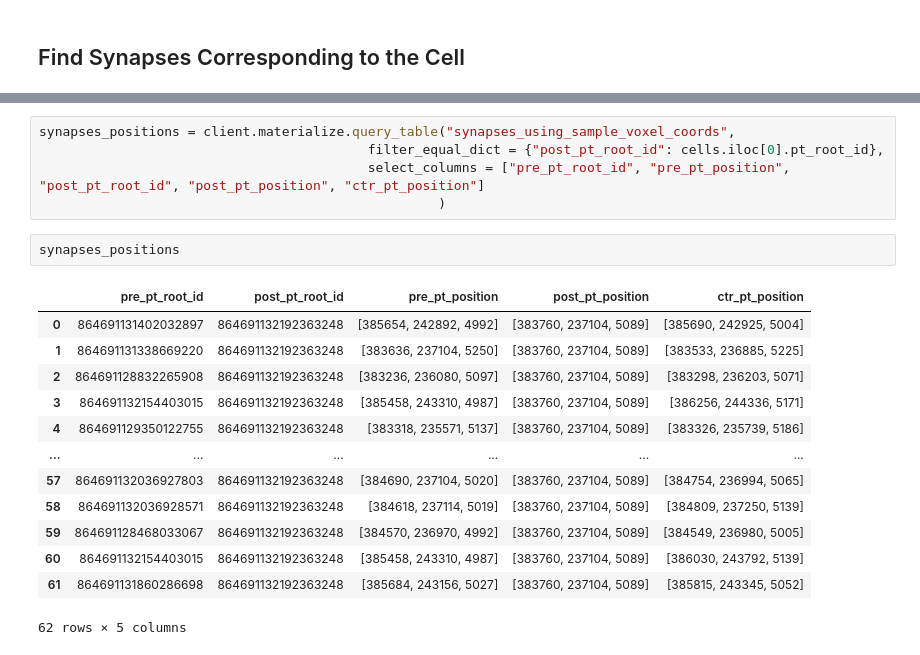
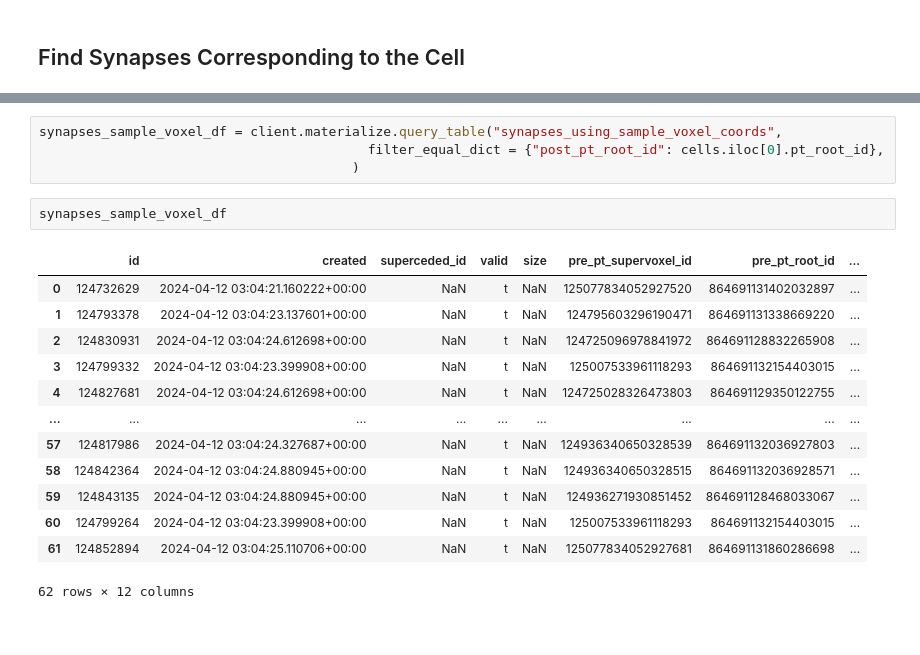
Before and after one commit to VCG/cave-scripts, a Jupyter notebook: notebooks/Query_Synapses.ipynb, the cells around one changed output, grey strips where cells are left out. Cells and saved outputs as stored; diff of their text form.

```diff
--- a/notebooks/Query_Synapses.ipynb
+++ b/notebooks/Query_Synapses.ipynb
@@ -69,26 +70,25 @@ client.materialize.query_table("synapses_using_sample_voxel_coords", limit=3)
 | 1 | 40971525 | 2024-04-12 00:14:40.110821+00:00 | NaN | t | NaN | 122744257927708975 | 864691132202350435 | ... |
 | 2 | 40971526 | 2024-04-12 00:14:40.110821+00:00 | NaN | t | NaN | 106917542483722336 | 864691132270145118 | ... |
 # %%
-synapses_positions = client.materialize.query_table("synapses_using_sample_voxel_coords",
+synapses_sample_voxel_df = client.materialize.query_table("synapses_using_sample_voxel_coords",
                                           filter_equal_dict = {"post_pt_root_id": cells.iloc[0].pt_root_id},
-                                          select_columns = ["pre_pt_root_id", "pre_pt_position", "post_pt_root_id", "post_pt_position", "ctr_pt_position"]
-                                                   )
+                                        )
 # %%
-synapses_positions
+synapses_sample_voxel_df
 # %% [output]
-|  | pre_pt_root_id | post_pt_root_id | pre_pt_position | post_pt_position | ctr_pt_position |
-| 0 | 864691131402032897 | 864691132192363248 | [385654, 242892, 4992] | [383760, 237104, 5089] | [385690, 242925, 5004] |
-| 1 | 864691131338669220 | 864691132192363248 | [383636, 237104, 5250] | [383760, 237104, 5089] | [383533, 236885, 5225] |
-| 2 | 864691128832265908 | 864691132192363248 | [383236, 236080, 5097] | [383760, 237104, 5089] | [383298, 236203, 5071] |
-| 3 | 864691132154403015 | 864691132192363248 | [385458, 243310, 4987] | [383760, 237104, 5089] | [386256, 244336, 5171] |
-| 4 | 864691129350122755 | 864691132192363248 | [383318, 235571, 5137] | [383760, 237104, 5089] | [383326, 235739, 5186] |
-| ... | ... | ... | ... | ... | ... |
-| 57 | 864691132036927803 | 864691132192363248 | [384690, 237104, 5020] | [383760, 237104, 5089] | [384754, 236994, 5065] |
-| 58 | 864691132036928571 | 864691132192363248 | [384618, 237114, 5019] | [383760, 237104, 5089] | [384809, 237250, 5139] |
-| 59 | 864691128468033067 | 864691132192363248 | [384570, 236970, 4992] | [383760, 237104, 5089] | [384549, 236980, 5005] |
-| 60 | 864691132154403015 | 864691132192363248 | [385458, 243310, 4987] | [383760, 237104, 5089] | [386030, 243792, 5139] |
-| 61 | 864691131860286698 | 864691132192363248 | [385684, 243156, 5027] | [383760, 237104, 5089] | [385815, 243345, 5052] |
+|  | id | created | superceded_id | valid | size | pre_pt_supervoxel_id | pre_pt_root_id | ... |
+| 0 | 124732629 | 2024-04-12 03:04:21.160222+00:00 | NaN | t | NaN | 125077834052927520 | 864691131402032897 | ... |
+| 1 | 124793378 | 2024-04-12 03:04:23.137601+00:00 | NaN | t | NaN | 124795603296190471 | 864691131338669220 | ... |
+| 2 | 124830931 | 2024-04-12 03:04:24.612698+00:00 | NaN | t | NaN | 124725096978841972 | 864691128832265908 | ... |
+| 3 | 124799332 | 2024-04-12 03:04:23.399908+00:00 | NaN | t | NaN | 125007533961118293 | 864691132154403015 | ... |
+| 4 | 124827681 | 2024-04-12 03:04:24.612698+00:00 | NaN | t | NaN | 124725028326473803 | 864691129350122755 | ... |
+| ... | ... | ... | ... | ... | ... | ... | ... | ... |
+| 57 | 124817986 | 2024-04-12 03:04:24.327687+00:00 | NaN | t | NaN | 124936340650328539 | 864691132036927803 | ... |
+| 58 | 124842364 | 2024-04-12 03:04:24.880945+00:00 | NaN | t | NaN | 124936340650328515 | 864691132036928571 | ... |
+| 59 | 124843135 | 2024-04-12 03:04:24.880945+00:00 | NaN | t | NaN | 124936271930851452 | 864691128468033067 | ... |
+| 60 | 124799264 | 2024-04-12 03:04:23.399908+00:00 | NaN | t | NaN | 125007533961118293 | 864691132154403015 | ... |
+| 61 | 124852894 | 2024-04-12 03:04:25.110706+00:00 | NaN | t | NaN | 125077834052927681 | 864691131860286698 | ... |
-62 rows × 5 columns
+62 rows × 12 columns
 # %%
 synapse_table = client.info.get_datastack_info('h01_c3_flat')["synapse_table"]
 all_synapses = []
```
Also changed, not shown: parts of 8 cells of this notebook.
